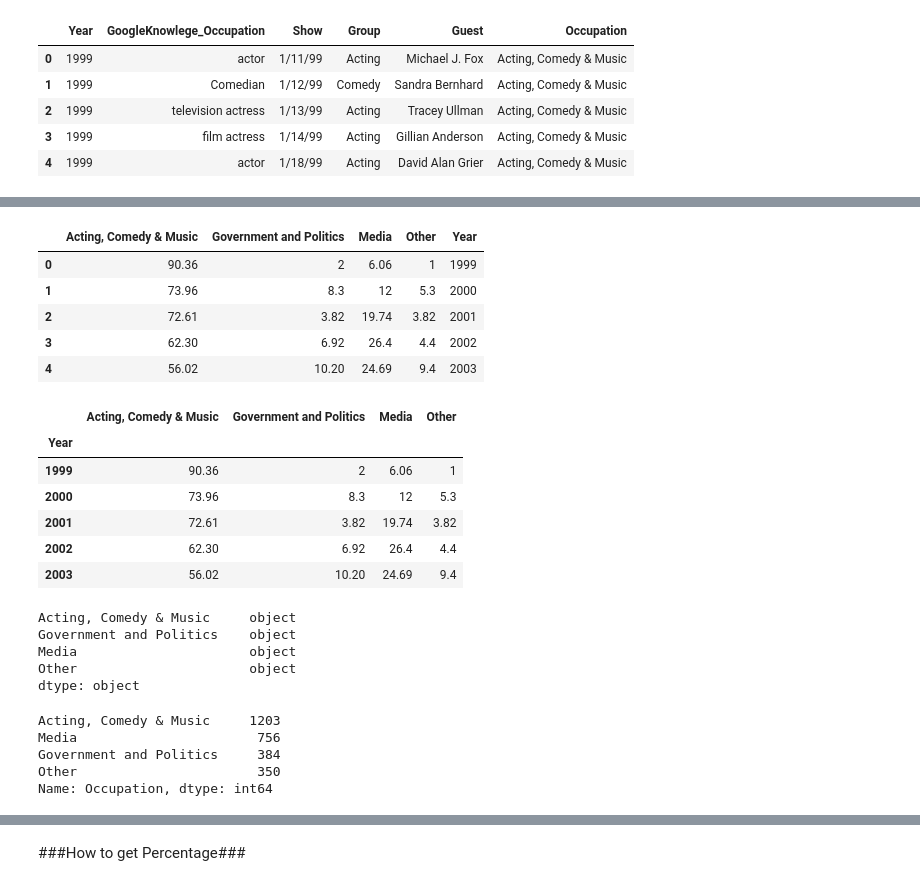
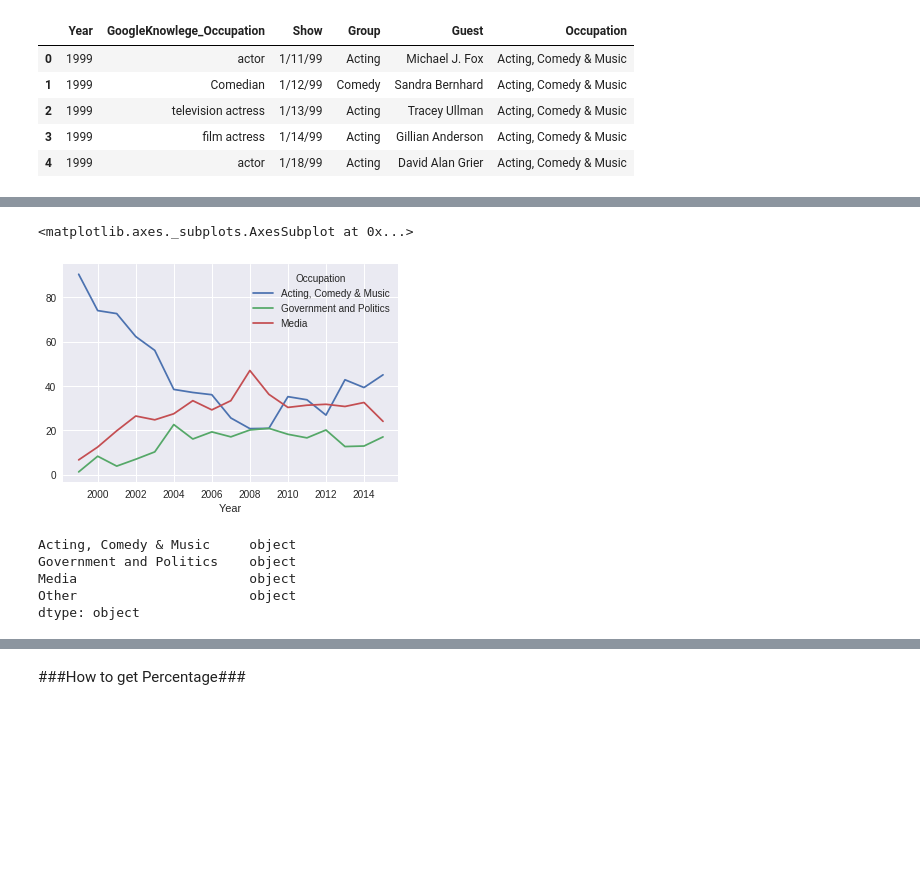
Before and after one commit to Hira63S/DS-Unit-1-Sprint-3-Data-Storytelling, a Jupyter notebook: Hira_DS_Unit_1_Sprint_Challenge_3_Data_Storytelling.ipynb, the cells around one changed output, grey strips where cells are left out. Cells and saved outputs as stored; diff of their text form; code cells hidden in the pictures; blank space fills up the shorter version.

```diff
--- a/Hira_DS_Unit_1_Sprint_Challenge_3_Data_Storytelling.ipynb
+++ b/Hira_DS_Unit_1_Sprint_Challenge_3_Data_Storytelling.ipynb
@@ -71,2 +62,0 @@ dtype: object
-# %%
-df.set_index('Year', inplace=True)
@@ -85,0 +63,4 @@ AttributeError: ignored
+# %%
+crosstab = pd.crosstab(df['Year'], df['Occupation'], normalize='index')
+# %%
+crosstab_percent = crosstab*100
@@ -110,9 +90,0 @@ subset = pd.DataFrame({'Year' : ['1999', '2000', '2001', '2002', '2003', '2004',
-# %%
-subset.head()
-# %% [output]
-|  | Acting, Comedy & Music | Government and Politics | Media | Other | Year |
-| 0 | 90.36 | 2 | 6.06 | 1 | 1999 |
-| 1 | 73.96 | 8.3 | 12 | 5.3 | 2000 |
-| 2 | 72.61 | 3.82 | 19.74 | 3.82 | 2001 |
-| 3 | 62.30 | 6.92 | 26.4 | 4.4 | 2002 |
-| 4 | 56.02 | 10.20 | 24.69 | 9.4 | 2003 |
@@ -121,10 +90,0 @@ subset.set_index('Year', inplace=True)
-# %%
-subset.head()
-# %% [output]
-|  | Acting, Comedy & Music | Government and Politics | Media | Other |
-| Year |  |  |  |  |
-| 1999 | 90.36 | 2 | 6.06 | 1 |
-| 2000 | 73.96 | 8.3 | 12 | 5.3 |
-| 2001 | 72.61 | 3.82 | 19.74 | 3.82 |
-| 2002 | 62.30 | 6.92 | 26.4 | 4.4 |
-| 2003 | 56.02 | 10.20 | 24.69 | 9.4 |
@@ -131,3 +93,8 @@ subset.head()
+# %%
+crosstab_percent.plot()
+# %% [output]
+<matplotlib.axes._subplots.AxesSubplot at 0x...>
+[figure, added]
 # %%
 subset = df.groupby('Occupation')['Year'].apply((lambda x: x.astype(float)/x.sum()*100))
 # %%
@@ -143,8 +107,0 @@ subset = subset.astype('float')
-# %%
-df['Occupation'].value_counts()
-# %% [output]
-Acting, Comedy & Music     1203
-Media                       756
-Government and Politics     384
-Other                       350
-Name: Occupation, dtype: int64
```
Also changed, not shown: parts of 20 cells of this notebook.
